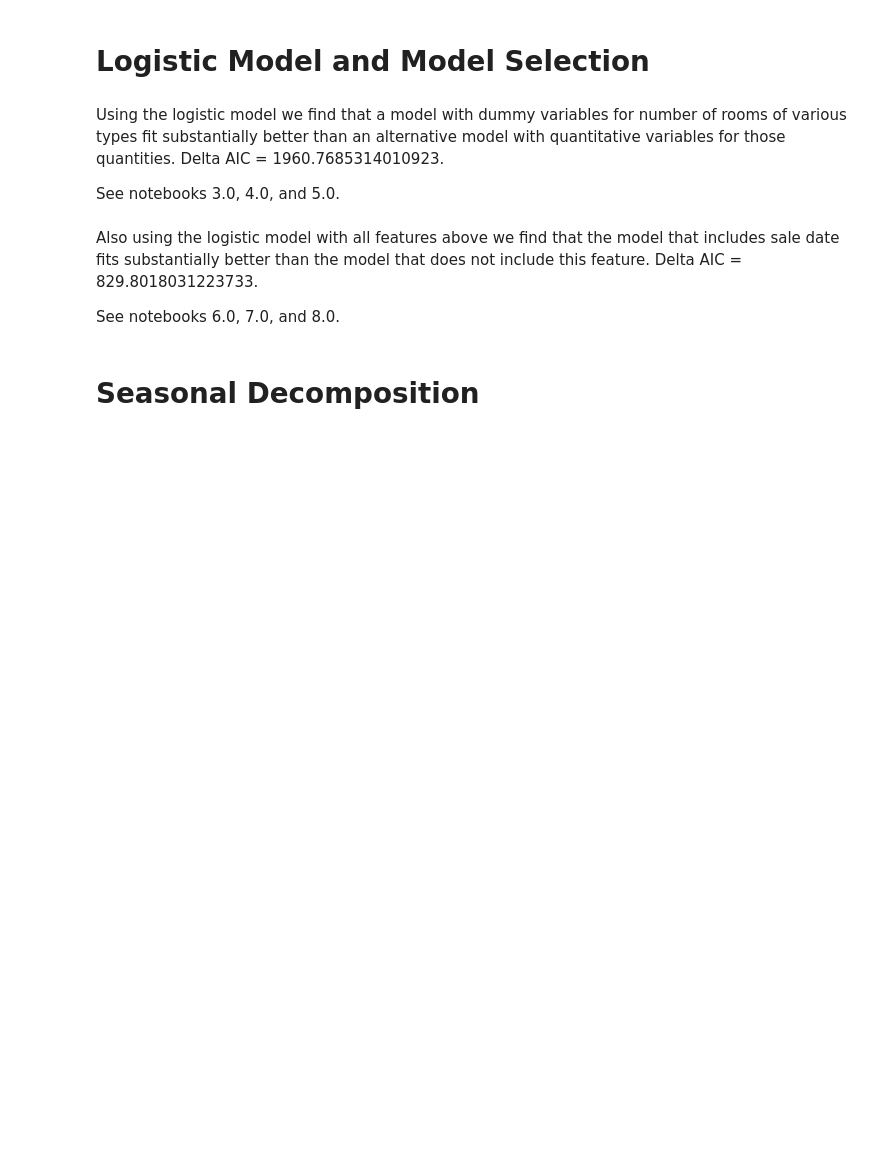
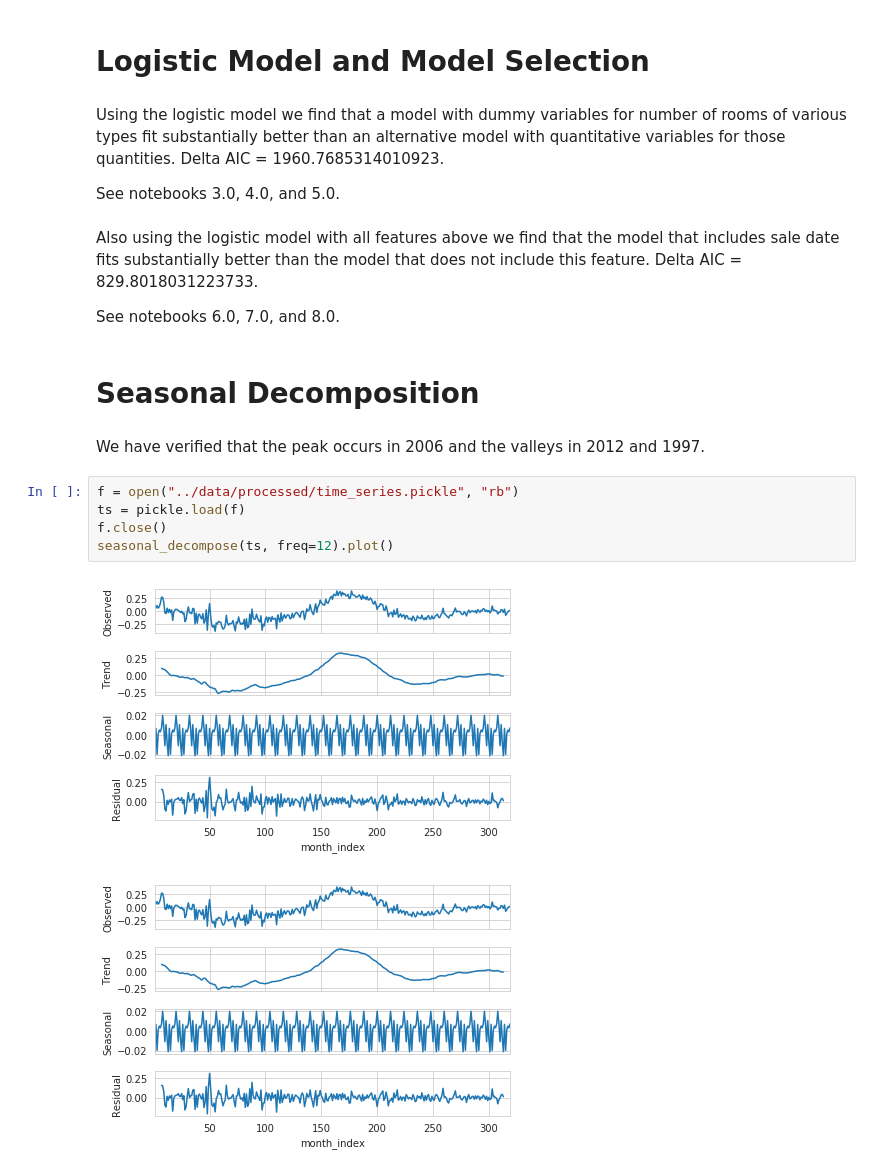
Before and after one commit to nt-ds/dc-residential-properties-analysis, a Jupyter notebook: notebooks/technical-notebook.ipynb, the cells around one changed output. Drawn from its saved outputs; the diff is of its cells as text; blank space fills up the shorter version.

```diff
--- a/notebooks/technical-notebook.ipynb
+++ b/notebooks/technical-notebook.ipynb
@@ -128,3 +130,13 @@ Also using the logistic model with all features above we find that the model tha
 See notebooks 6.0, 7.0, and 8.0.
 # %% [markdown]
 # Seasonal Decomposition
+# %% [markdown]
+We have verified that the peak occurs in 2006 and the valleys in 2012 and 1997.
+# %%
+f = open("../data/processed/time_series.pickle", "rb")
+ts = pickle.load(f)
+f.close()
+seasonal_decompose(ts, freq=12).plot()
+# %% [output]
+[figure, added]
+[figure, added]
```
Also changed, not shown: parts of 1 cell of this notebook, 1 other file.
